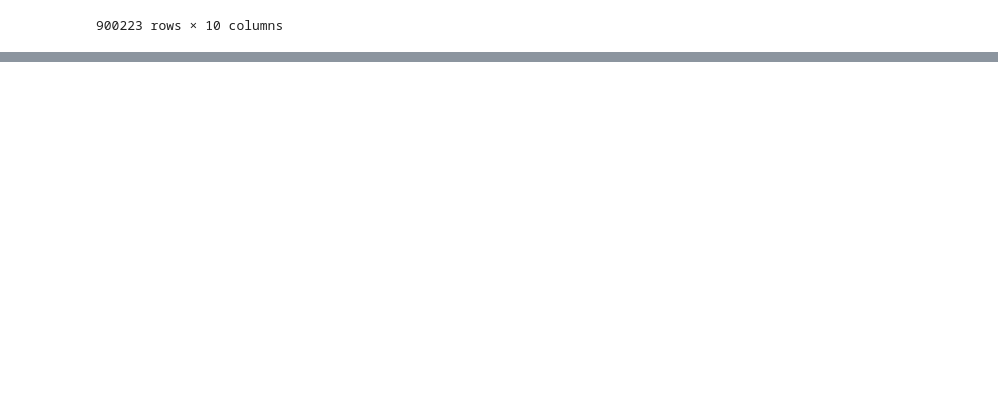
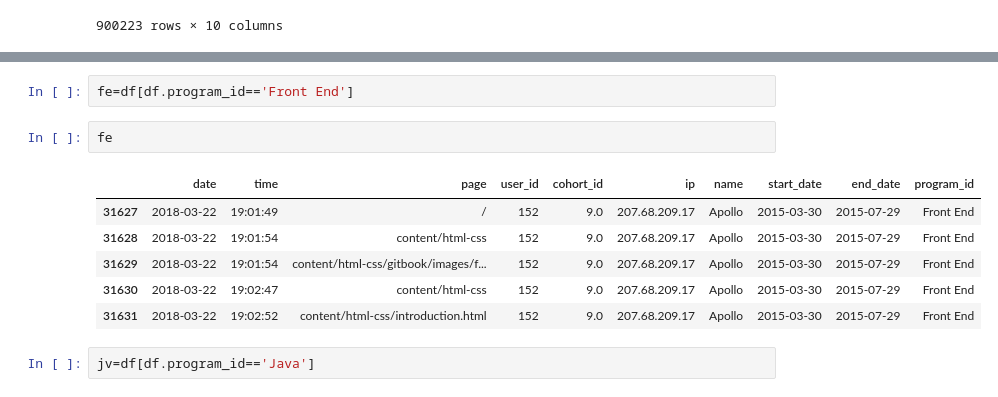
Before and after one commit to Codeup-Mirzakhani-Group1-Project/project-5_anomaly_detection, a Jupyter notebook: rae-project-work.ipynb, the cells around one changed output, grey strips where cells are left out. Cells and saved outputs as stored; diff of their text form; blank space fills up the shorter version.

```diff
--- a/rae-project-work.ipynb
+++ b/rae-project-work.ipynb
@@ -469,0 +117,13 @@ Name: page, Length: 13565, dtype: int64
+# %%
+fe=df[df.program_id=='Front End']
+# %%
+fe
+# %% [output]
+|  | date | time | page | user_id | cohort_id | ip | name | start_date | end_date | program_id |
+| 31627 | 2018-03-22 | 19:01:49 | / | 152 | 9.0 | 207.68.209.17 | Apollo | 2015-03-30 | 2015-07-29 | Front End |
+| 31628 | 2018-03-22 | 19:01:54 | content/html-css | 152 | 9.0 | 207.68.209.17 | Apollo | 2015-03-30 | 2015-07-29 | Front End |
+| 31629 | 2018-03-22 | 19:01:54 | content/html-css/gitbook/images/f... | 152 | 9.0 | 207.68.209.17 | Apollo | 2015-03-30 | 2015-07-29 | Front End |
+| 31630 | 2018-03-22 | 19:02:47 | content/html-css | 152 | 9.0 | 207.68.209.17 | Apollo | 2015-03-30 | 2015-07-29 | Front End |
+| 31631 | 2018-03-22 | 19:02:52 | content/html-css/introduction.html | 152 | 9.0 | 207.68.209.17 | Apollo | 2015-03-30 | 2015-07-29 | Front End |
+# %%
+jv=df[df.program_id=='Java']
```
Also changed, not shown: parts of 56 cells of this notebook.
